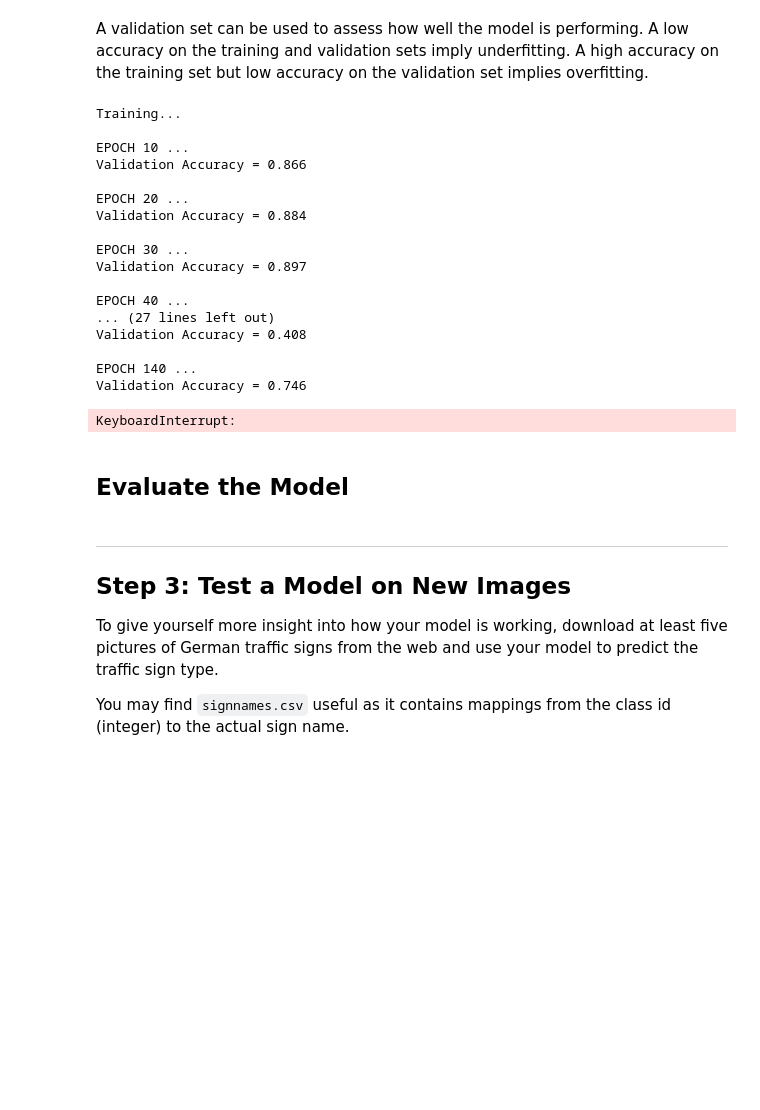
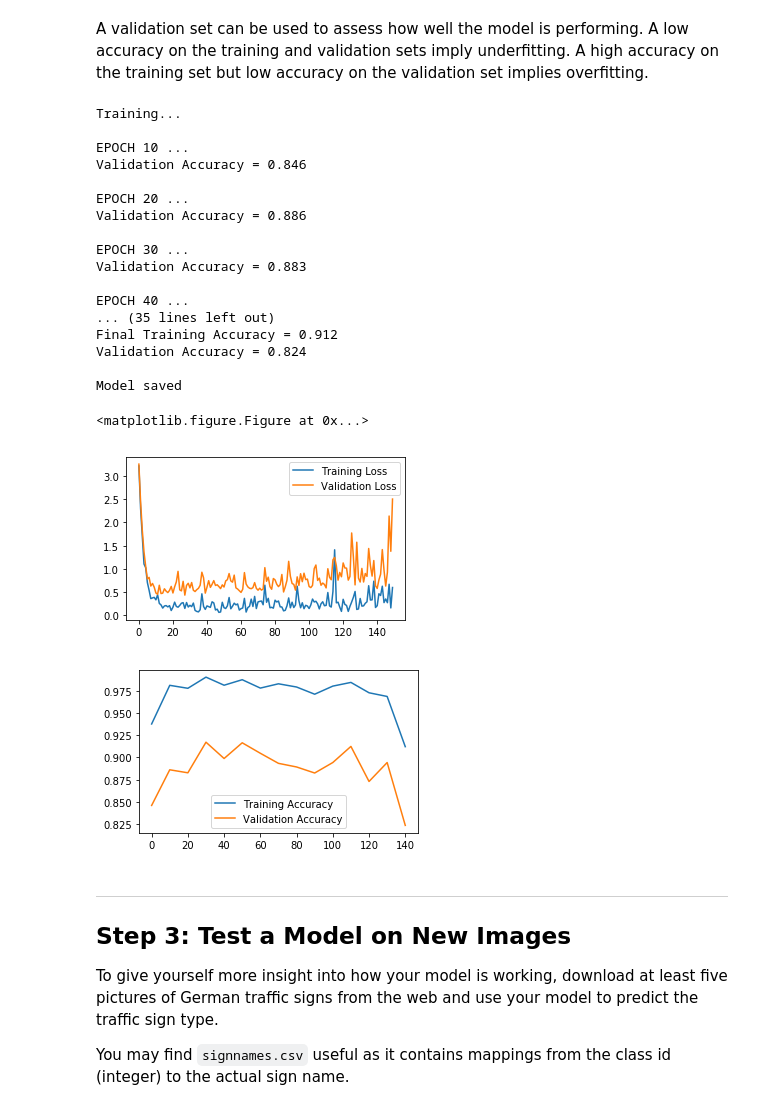
Before and after one commit to navinrahim/CarND-Traffic-Sign-Classifier-Project, a Jupyter notebook: Traffic_Sign_Classifier.ipynb, the cells around one changed output. Saved outputs shown, nothing was run; the diff lists cells and outputs as text; code cells hidden in the pictures; blank space fills up the shorter version.

```diff
--- a/Traffic_Sign_Classifier.ipynb
+++ b/Traffic_Sign_Classifier.ipynb
@@ -176,8 +176,8 @@ def traffic_sign_model(x):
     sigma = 0.1
 
     # Layer 1: Convolutional. Input = 32x32x1. Output = 28x28x6.
-    w1=tf.Variable(tf.truncated_normal((5,5,1,6)))
-    b1=tf.Variable(tf.zeros(6))
+    w1=tf.Variable(tf.truncated_normal((5,5,1,6)),name="w1")
+    b1=tf.Variable(tf.zeros(6),name="b1")
     conv1=tf.nn.conv2d(x,w1,[1,1,1,1],'VALID')
     conv1=tf.nn.bias_add(conv1,b1)
 
@@ -188,8 +188,8 @@ def traffic_sign_model(x):
     conv1=tf.nn.max_pool(conv1,[1,2,2,1],[1,2,2,1],'VALID')
 
     # Layer 2: Convolutional. Input = 14x14x6. Output = 10x10x16.
-    w2=tf.Variable(tf.truncated_normal((5,5,6,16)))
-    b2=tf.Variable(tf.zeros(16))
+    w2=tf.Variable(tf.truncated_normal((5,5,6,16)),name="w2")
+    b2=tf.Variable(tf.zeros(16),name="b2")
     conv2=tf.nn.conv2d(conv1,w2,[1,1,1,1],'VALID')
     conv2=tf.nn.bias_add(conv2,b2)
 
@@ -200,8 +200,8 @@ def traffic_sign_model(x):
     conv2=tf.nn.max_pool(conv2,[1,2,2,1],[1,2,2,1],'VALID')
 
     # Layer 3: Convolutional. Input = 5x5x16. Output = 5x5x32
-    w3=tf.Variable(tf.truncated_normal((1,1,16,32)))
-    b3=tf.Variable(tf.zeros(32))
+    w3=tf.Variable(tf.truncated_normal((1,1,16,32)),name="w3")
+    b3=tf.Variable(tf.zeros(32),name="b3")
     conv3=tf.nn.conv2d(conv2,w3,[1,1,1,1],'VALID')
     conv3=tf.nn.bias_add(conv3,b3)
 
@@ -212,8 +212,8 @@ def traffic_sign_model(x):
     conv3=flatten(conv3)
 
     # Layer 4: Fully Connected. Input = 800. Output = 480.
-    w_fc1=tf.Variable(tf.truncated_normal((800,480),mean=mu,stddev=sigma))
-    b_fc1=tf.Variable(tf.zeros(480))
+    w_fc1=tf.Variable(tf.truncated_normal((800,480),mean=mu,stddev=sigma),name="w_fc1")
+    b_fc1=tf.Variable(tf.zeros(480),name="b_fc1")
     out_fc1=tf.add(tf.matmul(conv3,w_fc1),b_fc1)
 
     # Activation.
@@ -223,8 +223,8 @@ def traffic_sign_model(x):
     out_fc1=tf.nn.dropout(out_fc1,keep_prob)
 
     # Layer 5: Fully Connected. Input = 480. Output = 120.
-    w_fc2=tf.Variable(tf.truncated_normal((480,120),mean=mu,stddev=sigma))
-    b_fc2=tf.Variable(tf.zeros(120))
+    w_fc2=tf.Variable(tf.truncated_normal((480,120),mean=mu,stddev=sigma),name="w_fc2")
+    b_fc2=tf.Variable(tf.zeros(120),name="b_fc2")
     out_fc2=tf.add(tf.matmul(out_fc1,w_fc2),b_fc2)
 
     # Activation.
@@ -234,16 +234,16 @@ def traffic_sign_model(x):
     out_fc2=tf.nn.dropout(out_fc2,keep_prob)
 
     # Layer 6: Fully Connected. Input = 120. Output = 60.
-    w_fc3=tf.Variable(tf.truncated_normal((120,60),mean=mu,stddev=sigma))
-    b_fc3=tf.Variable(tf.zeros(60))
+    w_fc3=tf.Variable(tf.truncated_normal((120,60),mean=mu,stddev=sigma),name="w_fc3")
+    b_fc3=tf.Variable(tf.zeros(60),name="b_fc3")
     out_fc3=tf.add(tf.matmul(out_fc2,w_fc3),b_fc3)
 
     # Activation.
     out_fc3=tf.nn.relu(out_fc3)
 
     # Layer 7: Fully Connected. Input = 60. Output = 43.
-    w_fc4=tf.Variable(tf.truncated_normal((60,43),mean=mu,stddev=sigma))
-    b_fc4=tf.Variable(tf.zeros(43))
+    w_fc4=tf.Variable(tf.truncated_normal((60,43),mean=mu,stddev=sigma),name="w_fc4")
+    b_fc4=tf.Variable(tf.zeros(43),name="b_fc4")
     logits=tf.add(tf.matmul(out_fc3,w_fc4),b_fc4)
 
     return logits
@@ -291,6 +296,8 @@ saver = tf.train.Saver()
 
 loss_values_train=[]
 loss_values_valid=[]
+train_accuracy=[]
+valid_accuracy=[]
 
 def evaluate(X_data, y_data):
     num_examples = len(X_data)
@@ -318,45 +325,55 @@ with tf.Session() as sess:
         loss_values_train.append(sess.run(loss_operation, feed_dict={x: batch_x, y: batch_y,keep_prob:keep_probability}))
         loss_values_valid.append(sess.run(loss_operation, feed_dict={x: X_valid, y: y_valid,keep_prob:1.}))
 
         if((i+1)%10==0):
             validation_accuracy = evaluate(X_valid, y_valid)
             print("EPOCH {} ...".format(i+1))
             print("Validation Accuracy = {:.3f}".format(validation_accuracy))
             print()
+            train_accuracy.append(evaluate(X_train, y_train))
+            valid_accuracy.append(validation_accuracy)
     training_accuracy = evaluate(X_train, y_train)
     print("Final Training Accuracy = {:.3f}".format(training_accuracy))
     print("Validation Accuracy = {:.3f}".format(validation_accuracy))
     print()
 
     saver.save(sess, './traffic_data')
     print("Model saved")
 
+    plt.figure(1)
     plt.figure(figsize=(5,3))
-    plt.plot(loss_values_train)
-    plt.plot(loss_values_valid)
+    plt.plot(loss_values_train,label="Training Loss")
+    plt.plot(loss_values_valid,label="Validation Loss")
+    plt.legend()
+
+    plt.figure(2)
+    plt.figure(figsize=(5,3))
+    plt.plot(range(0,EPOCHS,10),train_accuracy,label="Training Accuracy")
+    plt.plot(range(0,EPOCHS,10),valid_accuracy,label="Validation Accuracy")
+    plt.legend()
 
     plt.show()
 # %% [output]
 Training...
 
 EPOCH 10 ...
-Validation Accuracy = 0.866
+Validation Accuracy = 0.846
 
 EPOCH 20 ...
-Validation Accuracy = 0.884
+Validation Accuracy = 0.886
 
 EPOCH 30 ...
-Validation Accuracy = 0.897
+Validation Accuracy = 0.883
 
 EPOCH 40 ...
-... (27 lines left out)
-Validation Accuracy = 0.408
+... (35 lines left out)
+Final Training Accuracy = 0.912
+Validation Accuracy = 0.824
 
-EPOCH 140 ...
-Validation Accuracy = 0.746
+Model saved
-KeyboardInterrupt:
+<matplotlib.figure.Figure at 0x...>
+[figure, added]
+[figure, added]
-# %% [markdown]
-## Evaluate the Model
 # %%
 #testing the model
 with tf.Session() as sess:
```
Also changed, not shown: parts of 3 cells of this notebook, 3 other files.
